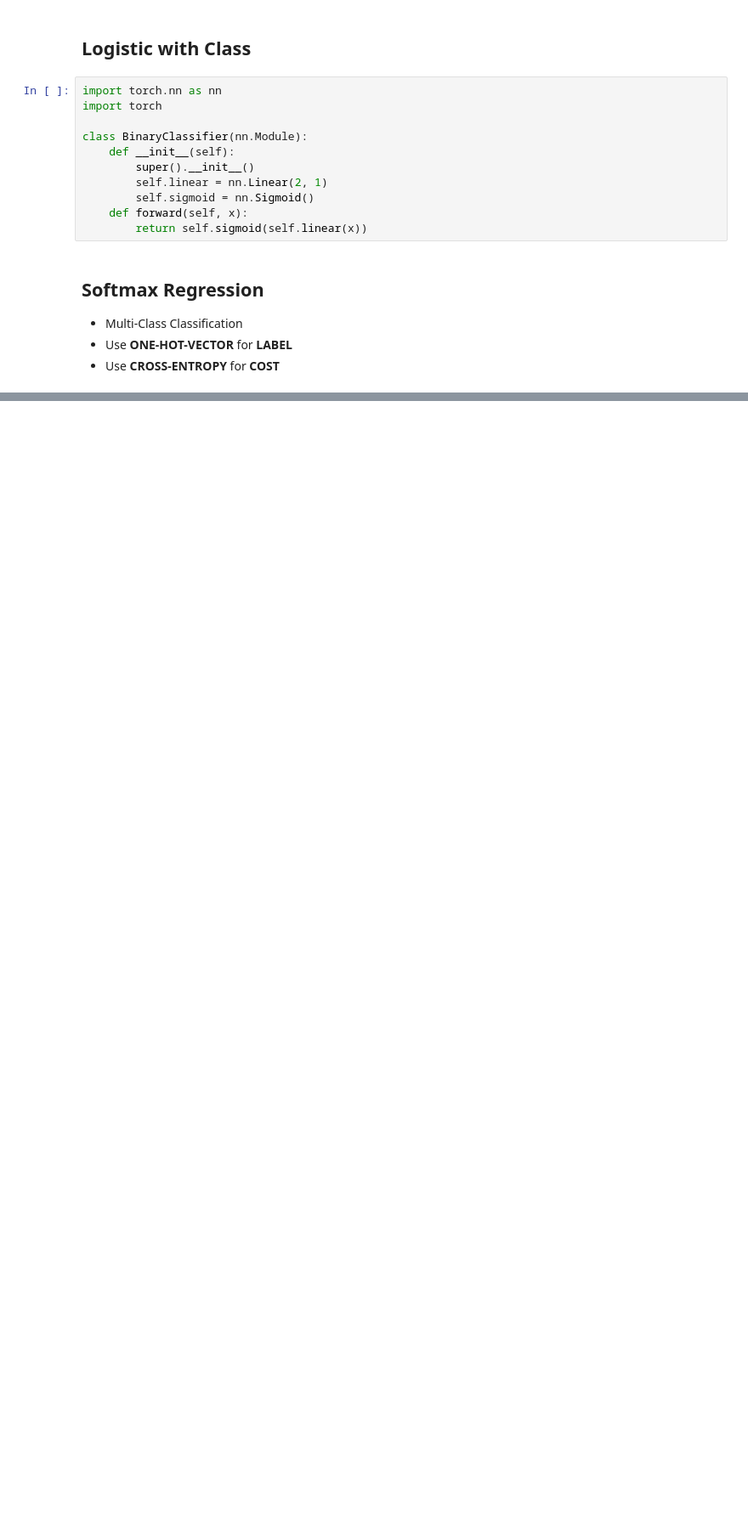
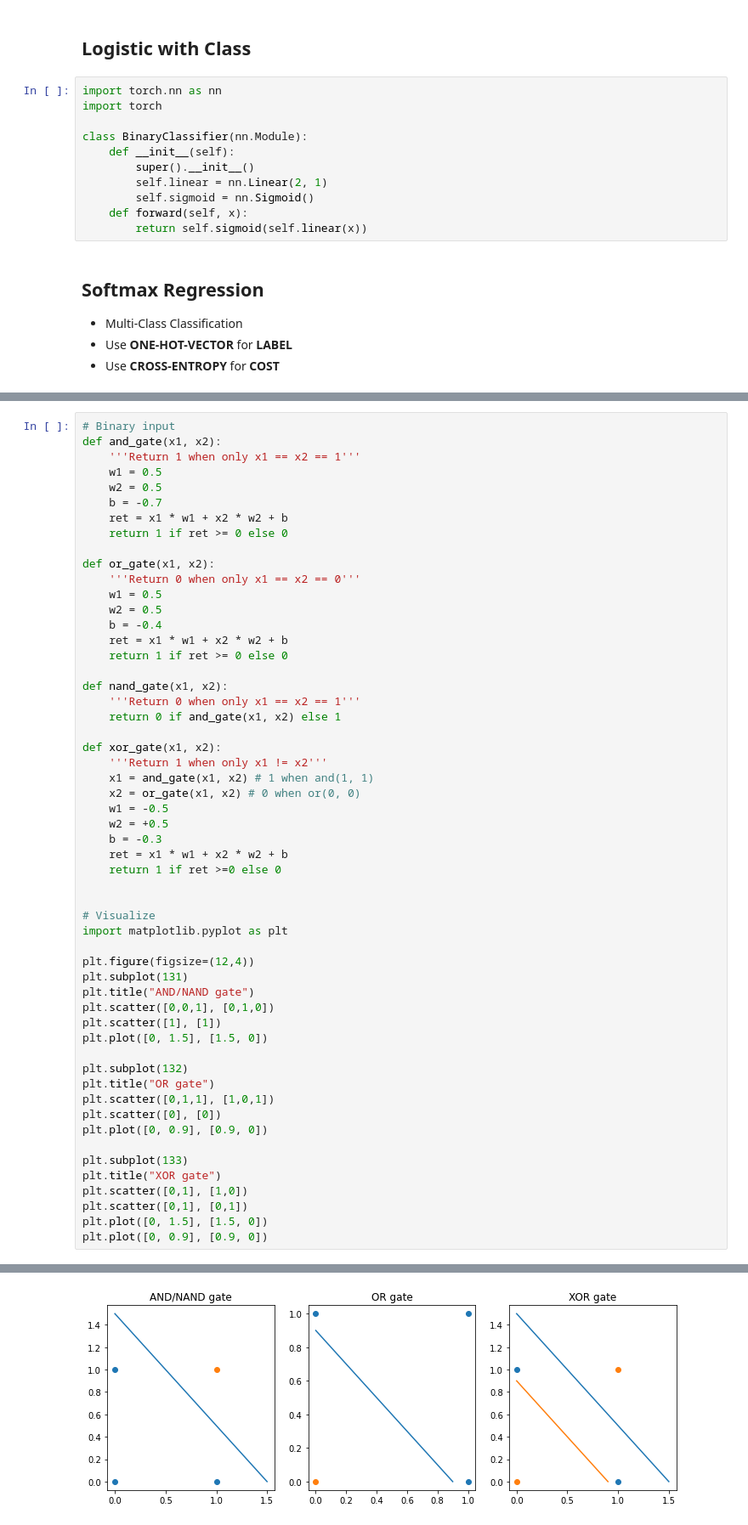
Before and after one commit to YeongRoYun/DataSchool, a Jupyter notebook: Pytorch/book.ipynb, the cells around one changed output, grey strips where cells are left out. Shown: that part at 85% size. Cells and saved outputs as stored; diff of their text form; blank space fills up the shorter version.

```diff
--- a/Pytorch/book.ipynb
+++ b/Pytorch/book.ipynb
@@ -608,0 +822,56 @@ tensor([0, 1, 0])
+# %%
+# Binary input
+def and_gate(x1, x2):
+    '''Return 1 when only x1 == x2 == 1'''
+    w1 = 0.5
+    w2 = 0.5
+    b = -0.7
+    ret = x1 * w1 + x2 * w2 + b
+    return 1 if ret >= 0 else 0
+
+def or_gate(x1, x2):
+    '''Return 0 when only x1 == x2 == 0'''
+    w1 = 0.5
+    w2 = 0.5
+    b = -0.4
+    ret = x1 * w1 + x2 * w2 + b
+    return 1 if ret >= 0 else 0
+
+def nand_gate(x1, x2):
+    '''Return 0 when only x1 == x2 == 1'''
+    return 0 if and_gate(x1, x2) else 1
+
+def xor_gate(x1, x2):
+    '''Return 1 when only x1 != x2'''
+    x1 = and_gate(x1, x2) # 1 when and(1, 1)
+    x2 = or_gate(x1, x2) # 0 when or(0, 0)
+    w1 = -0.5
+    w2 = +0.5
+    b = -0.3
+    ret = x1 * w1 + x2 * w2 + b
+    return 1 if ret >=0 else 0
+
+
+# Visualize
+import matplotlib.pyplot as plt
+
+plt.figure(figsize=(12,4))
+plt.subplot(131)
+plt.title("AND/NAND gate")
+plt.scatter([0,0,1], [0,1,0])
+plt.scatter([1], [1])
+plt.plot([0, 1.5], [1.5, 0])
+
+plt.subplot(132)
+plt.title("OR gate")
+plt.scatter([0,1,1], [1,0,1])
+plt.scatter([0], [0])
+plt.plot([0, 0.9], [0.9, 0])
+
+plt.subplot(133)
+plt.title("XOR gate")
+plt.scatter([0,1], [1,0])
+plt.scatter([0,1], [0,1])
+plt.plot([0, 1.5], [1.5, 0])
+plt.plot([0, 0.9], [0.9, 0])
+# %% [output]
@@ -608,0 +879 @@ tensor([0, 1, 0])
+[figure, added]
```
Also changed, not shown: parts of 32 cells of this notebook, 6 other files.
